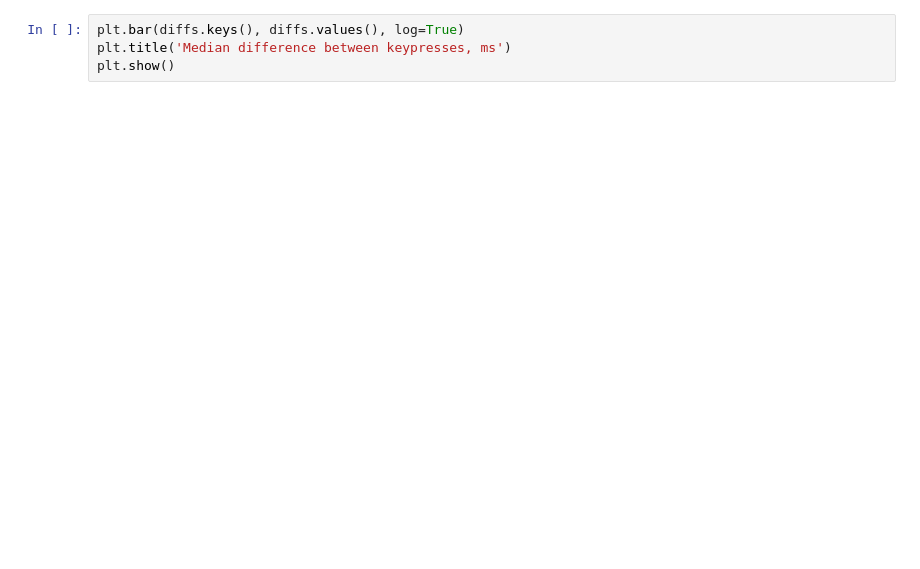
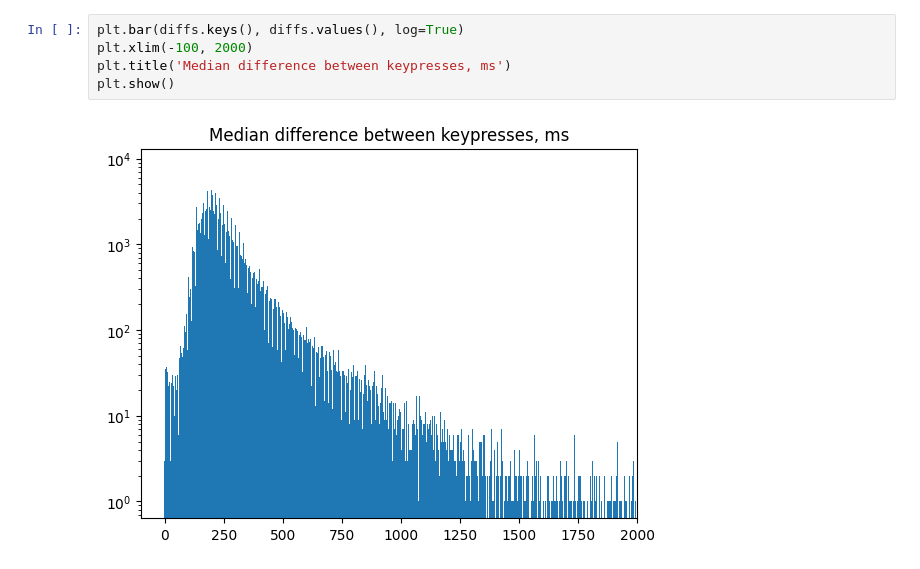
Before and after one commit to gordinmitya/kvc-attempt, a Jupyter notebook: visualisation.ipynb, the cells around one changed output. Saved outputs shown, nothing was run; the diff lists cells and outputs as text; blank space fills up the shorter version.

```diff
--- a/visualisation.ipynb
+++ b/visualisation.ipynb
@@ -70,4 +164,7 @@ plt.show()
 # %%
 plt.bar(diffs.keys(), diffs.values(), log=True)
+plt.xlim(-100, 2000)
 plt.title('Median difference between keypresses, ms')
 plt.show()
+# %% [output]
+[figure, added]
```
Also changed, not shown: parts of 14 cells of this notebook, 5 other files.
